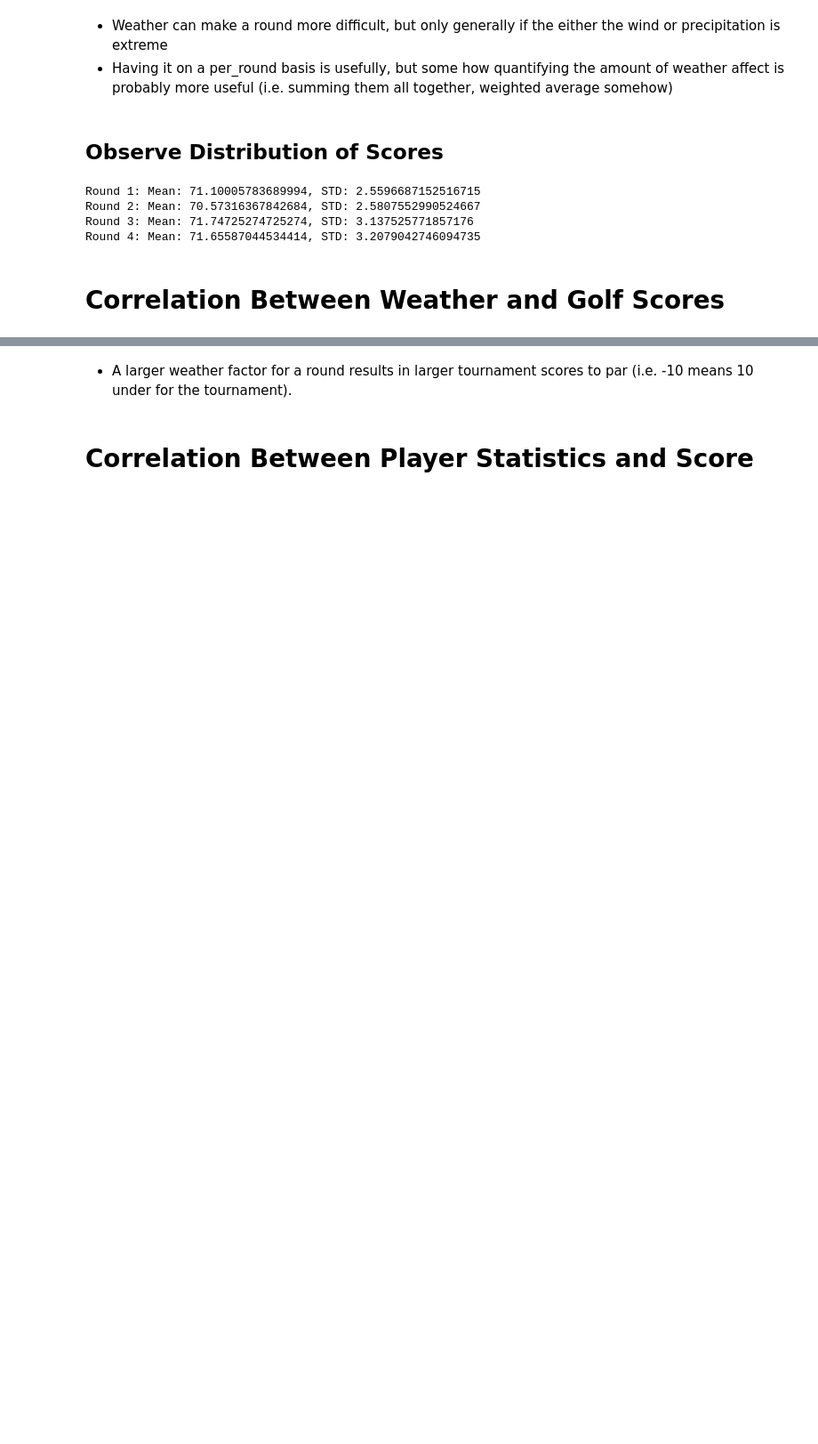
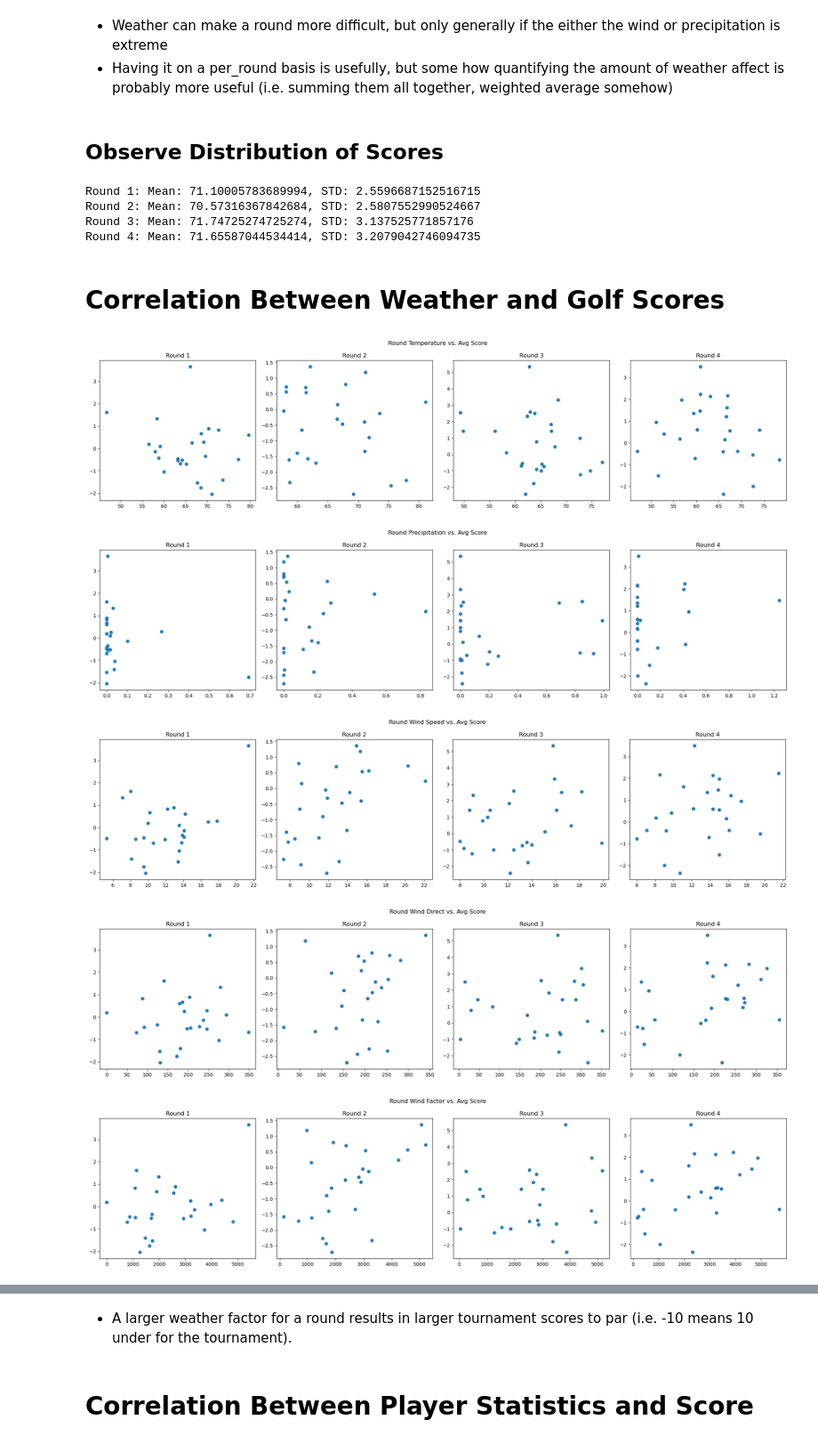
Before and after one commit to nickospelt/PGA_Score_Predictor, a Jupyter notebook: Model Development/exploratory.ipynb, the cells around one changed output, grey strips where cells are left out. Shown at 89% size. Cells and saved outputs as stored; diff of their text form; code cells hidden in the pictures; blank space fills up the shorter version.

```diff
--- a/Model Development/exploratory.ipynb
+++ b/Model Development/exploratory.ipynb
@@ -70,5 +79,66 @@ Round 3: Mean: 71.74725274725274, STD: 3.137525771857176
 Round 4: Mean: 71.65587044534414, STD: 3.2079042746094735
 # %% [markdown]
 # Correlation Between Weather and Golf Scores
+# %%
+round_feature_mapping = {1: ['R1_TEMP', 'R1_PRECIP', 'R1_WIND_SPEED', 'R1_WIND_DIRECT', 'R1_WIND_FACT', 'R1_SCORE_TO_PAR'],
+                        2: ['R2_TEMP', 'R2_PRECIP', 'R2_WIND_SPEED', 'R2_WIND_DIRECT', 'R2_WIND_FACT', 'R2_SCORE_TO_PAR'],
+                        3: ['R3_TEMP', 'R3_PRECIP', 'R3_WIND_SPEED', 'R3_WIND_DIRECT', 'R3_WIND_FACT', 'R3_SCORE_TO_PAR'],
+                        4: ['R4_TEMP', 'R4_PRECIP', 'R4_WIND_SPEED', 'R4_WIND_DIRECT', 'R4_WIND_FACT', 'R4_SCORE_TO_PAR']}
+
+fig = plt.figure(figsize=((20,5)))
+fig.suptitle('Round Temperature vs. Avg Score')
+for key in round_feature_mapping:
+    plt.subplot(1,4,key)
+    plt.scatter(raw_player_tournament_df.groupby('TOURNAMENT_NAME')[round_feature_mapping[key][0]].mean(), raw_player_tournament_df.groupby('TOURNAMENT_NAME')[round_feature_mapping[key][5]].mean())
+    plt.title(f'Round {key}')
+
+plt.tight_layout()
+plt.show()
+
+fig = plt.figure(figsize=((20,5)))
+fig.suptitle('Round Precipitation vs. Avg Score')
+for key in round_feature_mapping:
+    plt.subplot(1,4,key)
+    plt.scatter(raw_player_tournament_df.groupby('TOURNAMENT_NAME')[round_feature_mapping[key][1]].mean(), raw_player_tournament_df.groupby('TOURNAMENT_NAME')[round_feature_mapping[key][5]].mean())
+    plt.title(f'Round {key}')
+
+plt.tight_layout()
+plt.show()
+
+fig = plt.figure(figsize=((20,5)))
+fig.suptitle('Round Wind Speed vs. Avg Score')
+for key in round_feature_mapping:
+    plt.subplot(1,4,key)
+    plt.scatter(raw_player_tournament_df.groupby('TOURNAMENT_NAME')[round_feature_mapping[key][2]].mean(), raw_player_tournament_df.groupby('TOURNAMENT_NAME')[round_feature_mapping[key][5]].mean())
+    plt.title(f'Round {key}')
+
+plt.tight_layout()
+plt.show()
+
+fig = plt.figure(figsize=((20,5)))
+fig.suptitle('Round Wind Direct vs. Avg Score')
+for key in round_feature_mapping:
+    plt.subplot(1,4,key)
+    plt.scatter(raw_player_tournament_df.groupby('TOURNAMENT_NAME')[round_feature_mapping[key][3]].mean(), raw_player_tournament_df.groupby('TOURNAMENT_NAME')[round_feature_mapping[key][5]].mean())
+    plt.title(f'Round {key}')
+
+plt.tight_layout()
+plt.show()
+
+fig = plt.figure(figsize=((20,5)))
+fig.suptitle('Round Wind Factor vs. Avg Score')
+for key in round_feature_mapping:
+    plt.subplot(1,4,key)
+    plt.scatter(raw_player_tournament_df.groupby('TOURNAMENT_NAME')[round_feature_mapping[key][4]].mean(), raw_player_tournament_df.groupby('TOURNAMENT_NAME')[round_feature_mapping[key][5]].mean())
+    plt.title(f'Round {key}')
+
+plt.tight_layout()
+plt.show()
+# %% [output]
+[figure, added]
+[figure, added]
+[figure, added]
+[figure, added]
+[figure, added]
 # %%
 # Create weather feature (Weighted average of temp, precipiation, and wind speed)
```
Also changed, not shown: parts of 16 cells of this notebook, 49 other files.
